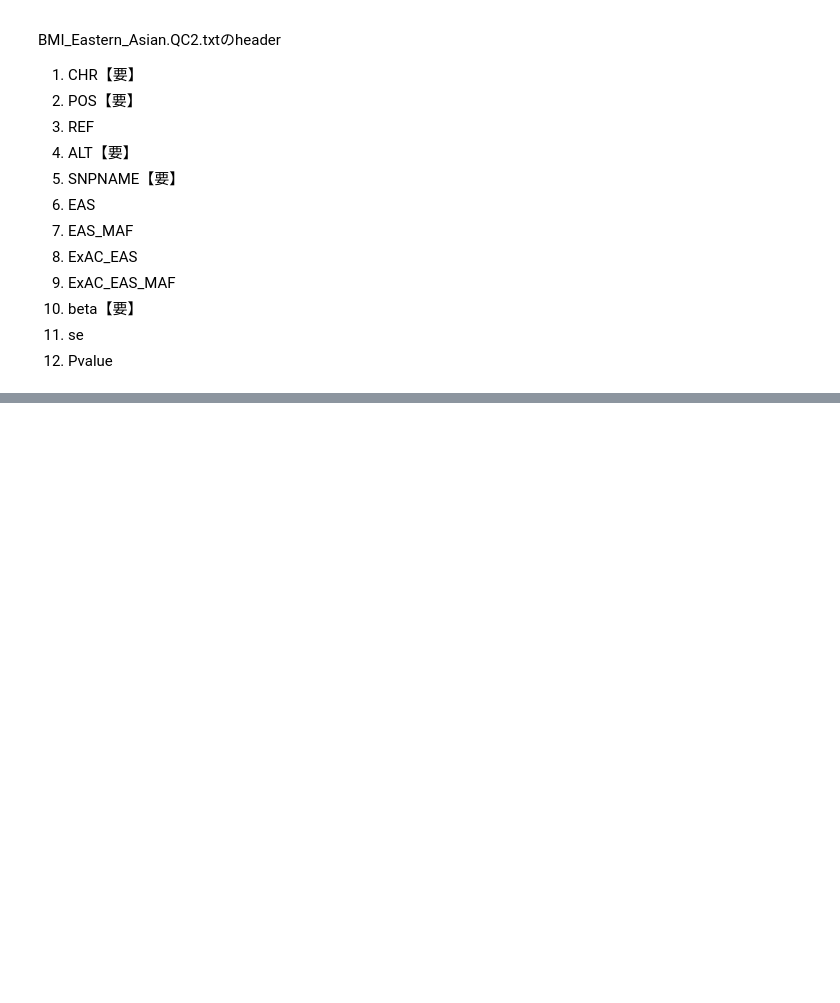
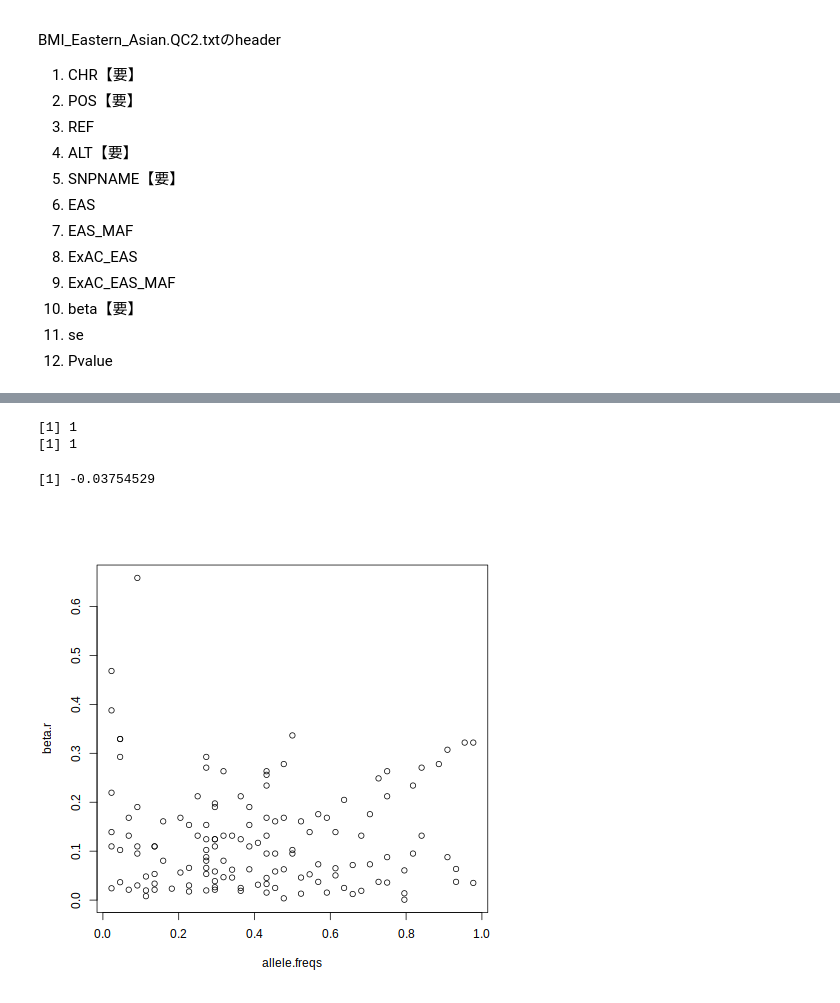
Before and after one commit to humgendiv/hmiwa-lab, a Jupyter notebook: d_20231023/06_231226_PRSadvance/06_231226_PRSadvance.ipynb, the cells around one changed output, grey strips where cells are left out. Cells and saved outputs as stored; diff of their text form; code cells hidden in the pictures; blank space fills up the shorter version.

Commit message:
[update] PRS advance analysis code test

```diff
--- a/d_20231023/06_231226_PRSadvance/06_231226_PRSadvance.ipynb
+++ b/d_20231023/06_231226_PRSadvance/06_231226_PRSadvance.ipynb
@@ -224,0 +538,20 @@ CHR      POS     A1      A2      rsid    beta
+# %%
+%%R
+load("test.RData")
+#Check polarization
+
+misid <- NULL
+info.sites.char <- matrix("", nrow = length(info.sites), ncol = 4)
+for(i in 1:length(info.sites)){
+    if(nrow(info.sites[[i]])==0){
+        print(paste("SNP",i, " is missing"))
+        misid <- c(misid,i)
+        next
+    }else{
+	info.sites.char[i,1] <- as.character(info.sites[[i]]$ID)
+	info.sites.char[i,2] <- as.character(info.sites[[i]]$pos)
+	info.sites.char[i,3] <- as.character(info.sites[[i]]$allele0)
+	info.sites.char[i,4] <- as.character(info.sites[[i]]$allele1)
+    }
+}
+save.image(file = "test.RData")
@@ -224,0 +576,13 @@ CHR      POS     A1      A2      rsid    beta
+# %%
+%%R
+load("test.RData")
+print(mean(as.character(mark.dat$A2[-misid]) == info.sites.char[-misid,4])) #allele1 matches A2 in each case, polarization good.
+print(mean(as.character(mark.dat$rsid[-misid]) == info.sites.char[-misid,1])) #check that the rsids match
+
+beta <- mark.dat$beta[-misid]
+rsID <- mark.dat$rsid[-misid]
+
+save.image(file = "test.RData")
+# %% [output]
+[1] 1
+[1] 1
@@ -224,0 +637,8 @@ CHR      POS     A1      A2      rsid    beta
+# %%
+%%R
+load("test.RData")
+Va.poly <- add.var(beta, (n_ders[-misid]/n_chroms))
+add.var(beta / sqrt(Va.poly), (n_ders[-misid]/n_chroms))
+
+beta.r <- beta / sqrt(Va.poly)
+save.image(file = "test.RData")
@@ -224,0 +698,10 @@ CHR      POS     A1      A2      rsid    beta
+# %%
+%%R
+load("test.RData")
+allele.freqs <- n_ders[-misid]/n_chroms
+plot(allele.freqs, beta.r)
+print(cor(allele.freqs, abs(beta.r)))
+save.image(file = "test.RData")
+# %% [output]
+[1] -0.03754529
+[figure, added]
```
Also changed, not shown: parts of 31 cells of this notebook.
